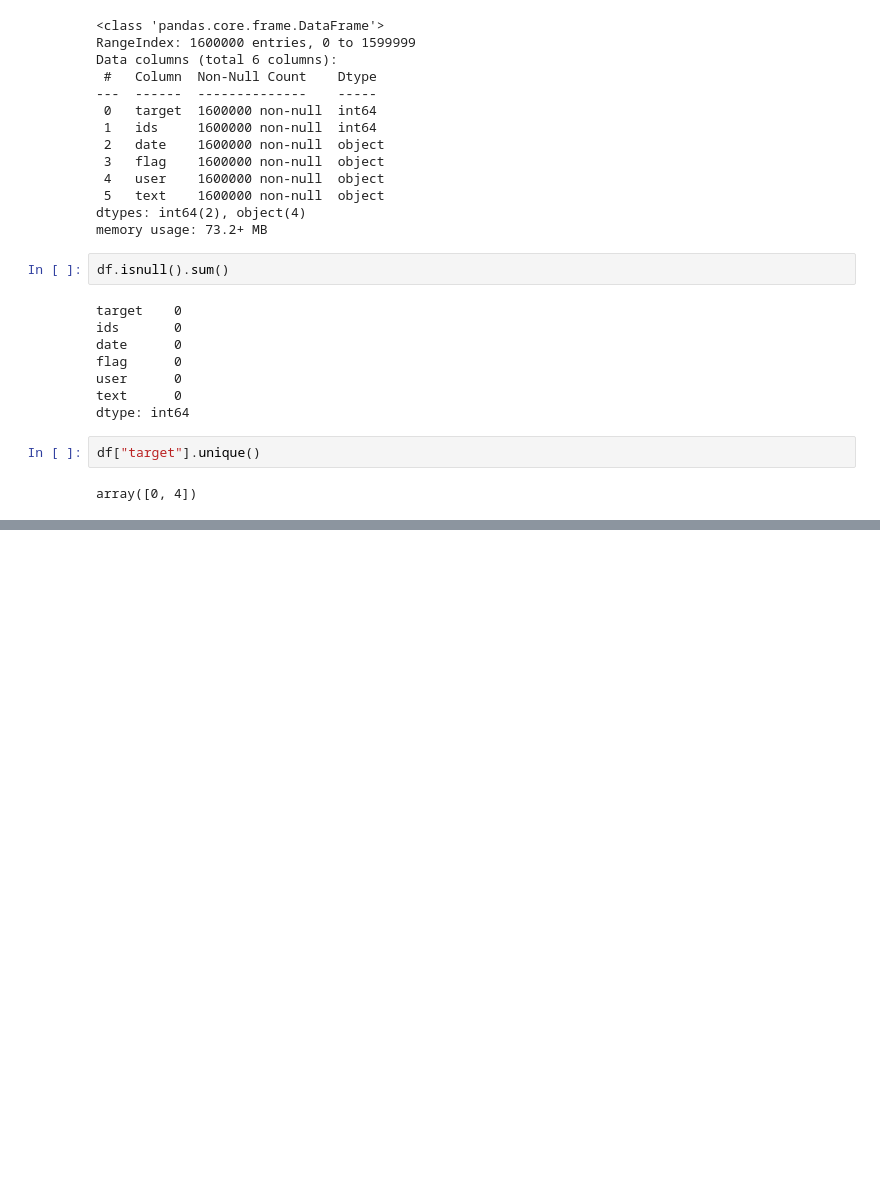
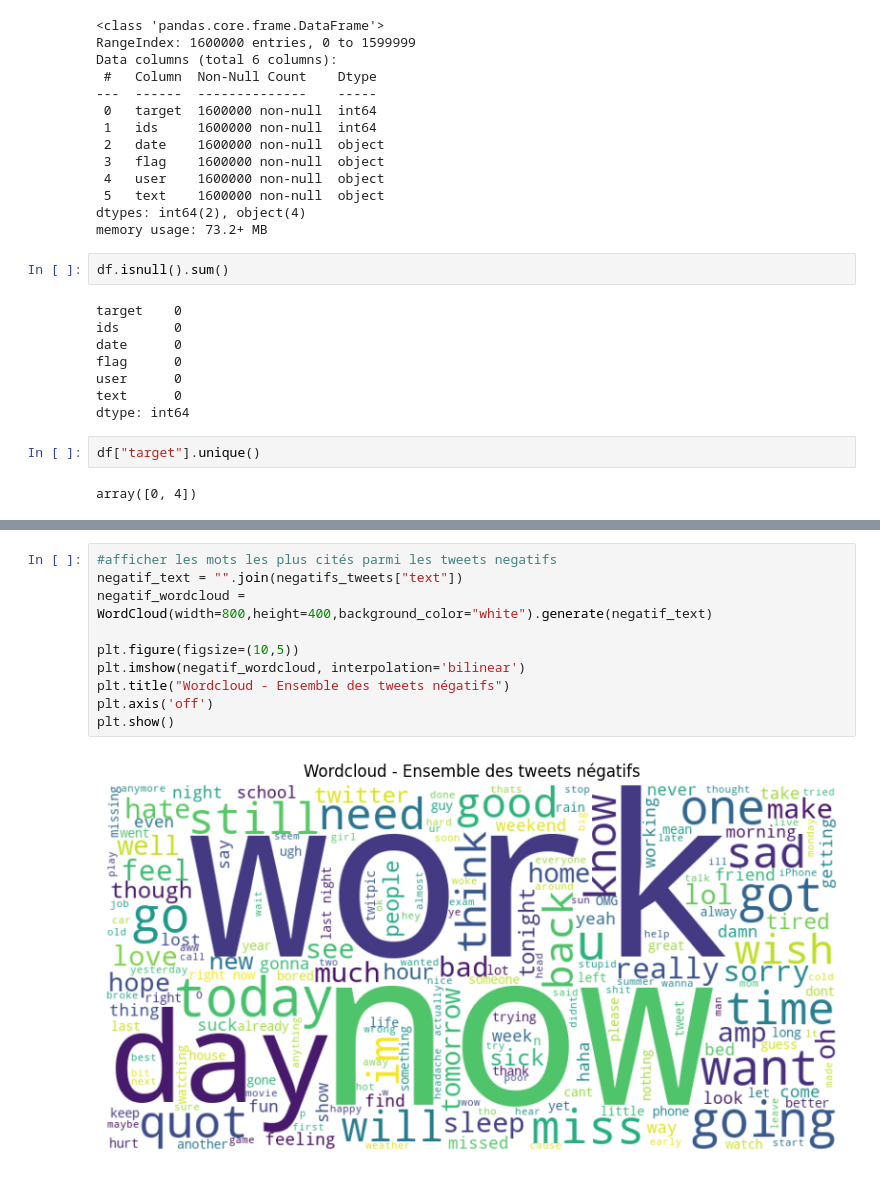
Before and after one commit to MahiElamine02/ML_PROJECT, a Jupyter notebook: classification_tweets.ipynb, the cells around one changed output, grey strips where cells are left out. Cells and saved outputs as stored; diff of their text form; blank space fills up the shorter version.

```diff
--- a/classification_tweets.ipynb
+++ b/classification_tweets.ipynb
@@ -86,0 +134,12 @@ plt.show()
+# %%
+#afficher les mots les plus cités parmi les tweets negatifs
+negatif_text = "".join(negatifs_tweets["text"])
+negatif_wordcloud = WordCloud(width=800,height=400,background_color="white").generate(negatif_text)
+
+plt.figure(figsize=(10,5))
+plt.imshow(negatif_wordcloud, interpolation='bilinear')
+plt.title("Wordcloud - Ensemble des tweets négatifs")
+plt.axis('off')
+plt.show()
+# %% [output]
+[figure, added]
```
Also changed, not shown: parts of 9 cells of this notebook.
